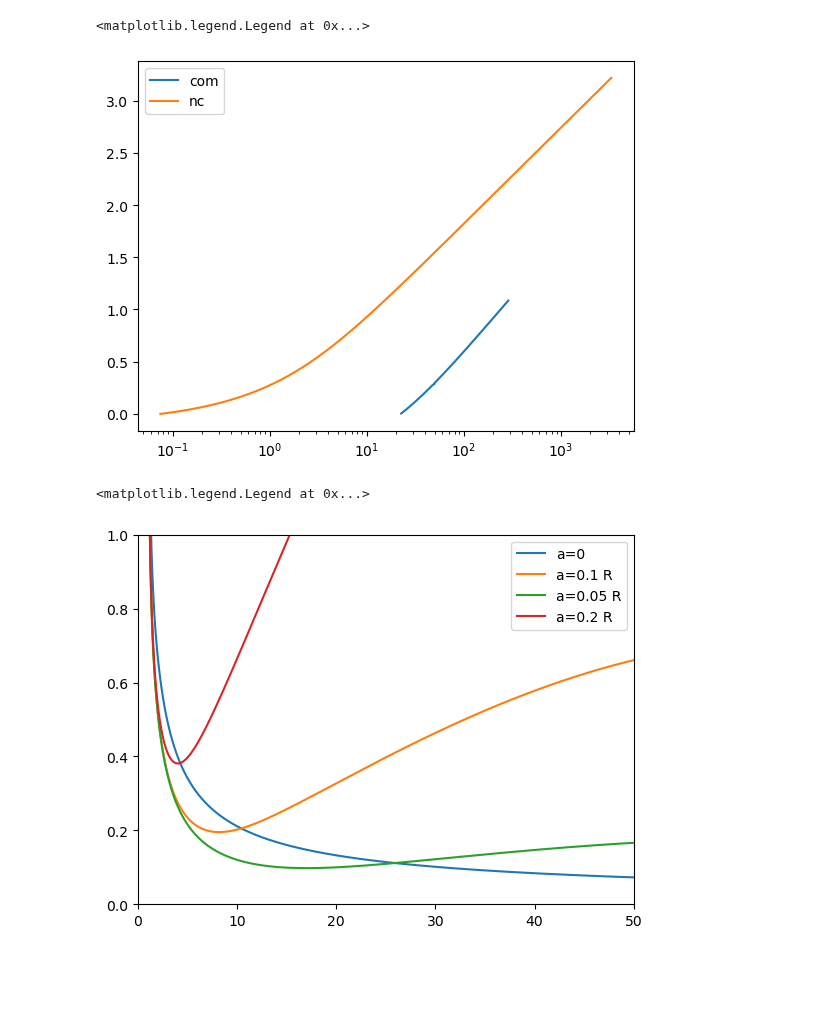
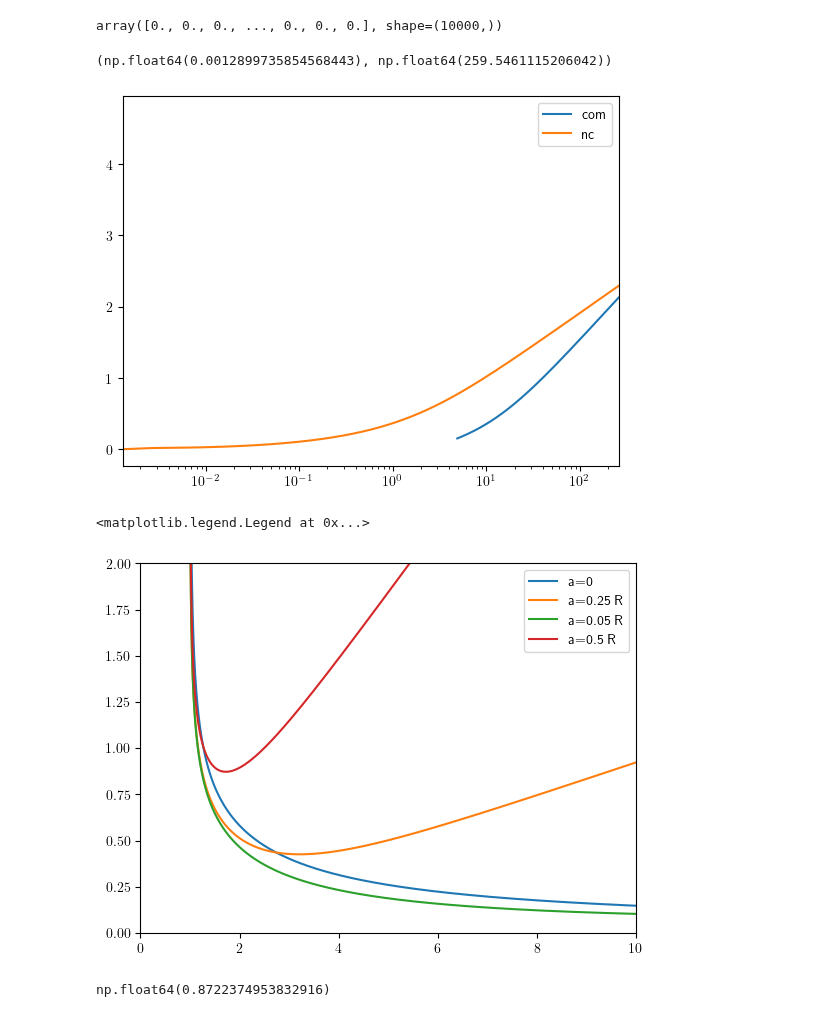
Before and after one commit to Bkorotko03/HoloProj, a Jupyter notebook: combShock260331.ipynb, the cells around one changed output. Cells and saved outputs as stored; diff of their text form; code cells hidden in the pictures; blank space fills up the shorter version.

```diff
--- a/combShock260331.ipynb
+++ b/combShock260331.ipynb
@@ -9,12 +9,13 @@ import matplotlib.pyplot as plt
 import shockFunc260331 as sf
 import NCShockFunc260331 as nsf
 # %%
-num = 1000
+num = 10000
 sf.num = num
 nsf.num = num
 
-eps = 0.0001
+eps = 0.00001
 sf.r0min = eps
+sf.eps = eps
 nsf.eps = eps
 
 R = 1
@@ -51,33 +52,43 @@ ncareaInt = nsf.shockArea(r0grid,R)
 
 cmask = careaInt > 0
 ncmask = ncareaInt > 0
+# %%
+careaInt
+# %% [output]
+array([0., 0., 0., ..., 0., 0., 0.], shape=(10000,))
 # %%
 plt.plot(calphagrid[cmask],careaInt[cmask],label='com')
 plt.plot(ncalphagrid[ncmask],ncareaInt[ncmask],label='nc')
 plt.semilogx()
 # plt.semilogy()
 plt.legend()
+plt.xlim((min(ncalphagrid[ncmask].min(),calphagrid[cmask].min()),min(ncalphagrid[ncmask].max(),calphagrid[cmask].max())))
 # %% [output]
-<matplotlib.legend.Legend at 0x...>
+(np.float64(0.0012899735854568443), np.float64(259.5461115206042))
-[figure, old version]
+[figure, new version]
 # %%
 rminarr = np.logspace(np.log10(R+eps),np.log10(min([sf.rmax,nsf.rmax])),num)
 
 cLvsrminarr = sf.Lvsrmin(rminarr,R)
-ncLvsrminarr = nsf.Lvsrmin(rminarr,R,0.1)
+ncLvsrminarr = nsf.Lvsrmin(rminarr,R,0.25)
 ncLvsrminarr2 = nsf.Lvsrmin(rminarr,R,0.05)
-ncLvsrminarr3 = nsf.Lvsrmin(rminarr,R,0.2)
+ncLvsrminarr3 = nsf.Lvsrmin(rminarr,R,0.5)
 # %%
 plt.plot(rminarr,cLvsrminarr,label='a=0')
-plt.plot(rminarr,ncLvsrminarr,label='a=0.1 R')
+plt.plot(rminarr,ncLvsrminarr,label='a=0.25 R')
 plt.plot(rminarr,ncLvsrminarr2,label='a=0.05 R')
-plt.plot(rminarr,ncLvsrminarr3,label='a=0.2 R')
-plt.xlim((0,rminarr.max()/2))
-plt.ylim((0,1))
+plt.plot(rminarr,ncLvsrminarr3,label='a=0.5 R')
+plt.xlim((0,rminarr.max()/10))
+plt.ylim((0,2))
+# plt.semilogy()
 plt.legend()
 # %% [output]
 <matplotlib.legend.Legend at 0x...>
-[figure, old version]
+[figure, new version]
+# %%
+ncLvsrminarr3[:-500].min()
+# %% [output]
+np.float64(0.8722374953832916)
 # %%
 adjrminarr = nsf.rMinCutoff(rminarr,ncLvsrminarr)
 adjrminarr2 = nsf.rMinCutoff(rminarr,ncLvsrminarr2)
```
Also changed, not shown: parts of 7 cells of this notebook, 3 other files.
